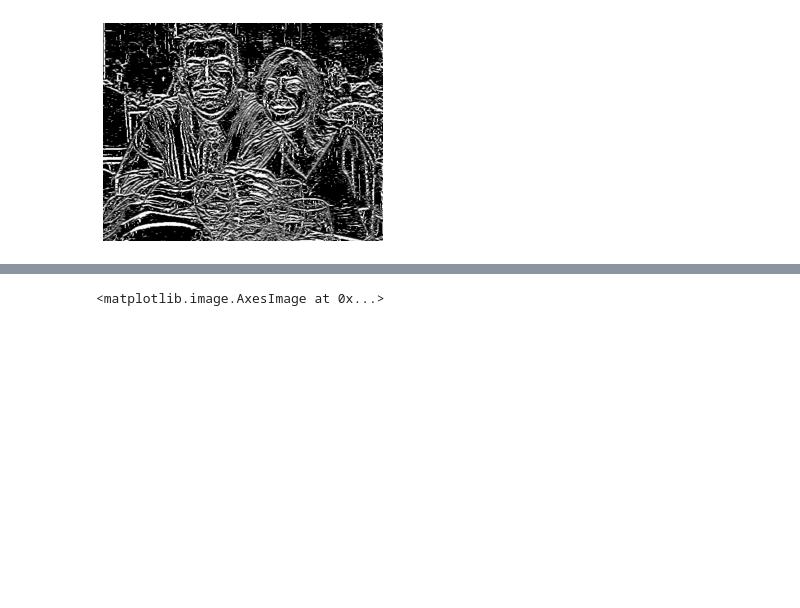
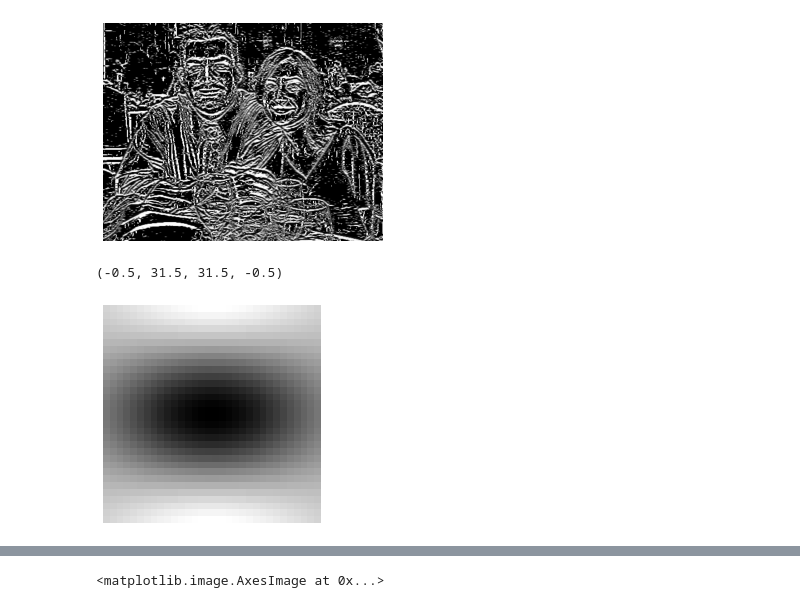
Before and after one commit to collinskatie/motion_without_movement, a Jupyter notebook: simple_filter.ipynb, the cells around one changed output, grey strips where cells are left out. Saved outputs shown, nothing was run; the diff lists cells and outputs as text; code cells hidden in the pictures; blank space fills up the shorter version.

```diff
--- a/simple_filter.ipynb
+++ b/simple_filter.ipynb
@@ -131,3 +131,9 @@ O = cv2.filter2D(img, -1, create_filter(custom_hilbert, size, theta))#, mode = "
 
 # eq 5:
 D = cos(omega*t)*E + sin(omega*t)*O
+# %%
+plt.imshow(create_filter(second_deriv_gauss, size, theta), cmap="gray")
+plt.axis("off")
+# %% [output]
+(-0.5, 31.5, 31.5, -0.5)
+[figure, added]
```
Also changed, not shown: parts of 6 cells of this notebook, 1 other file.
